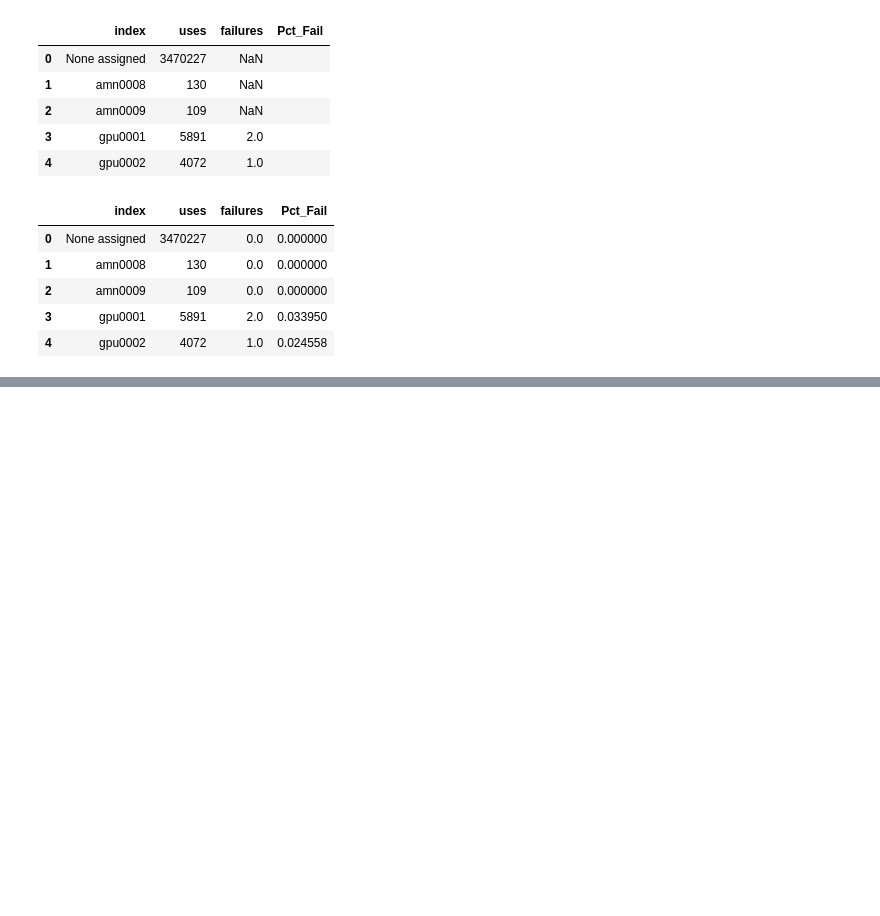
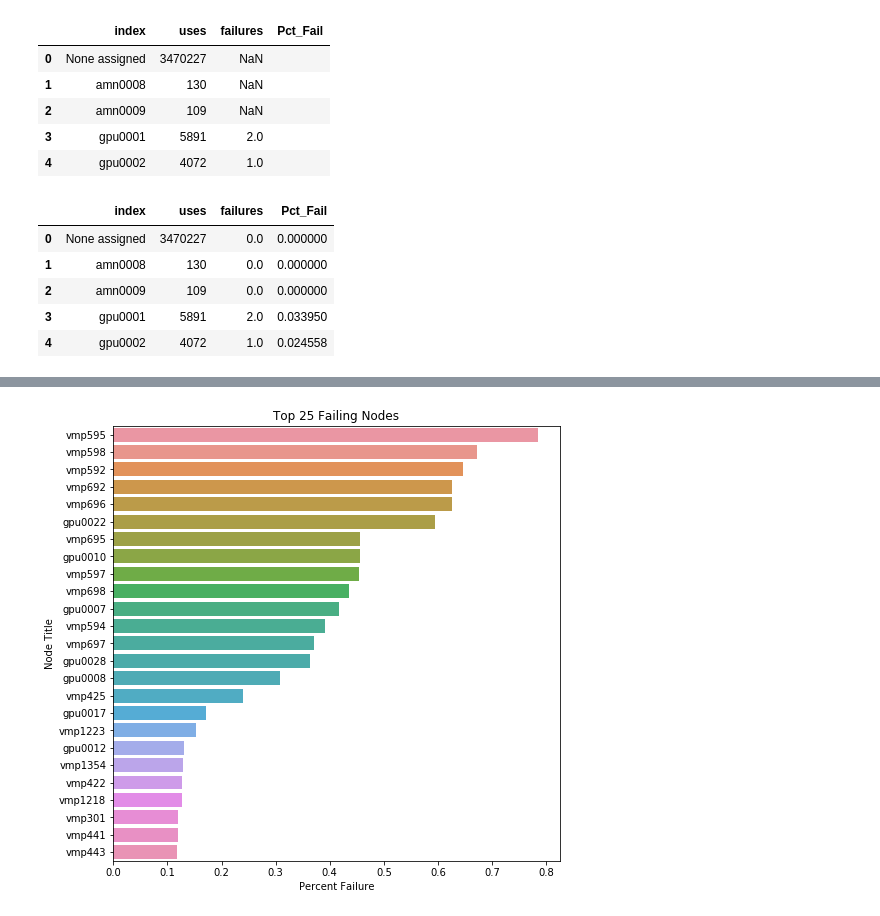
Before and after one commit to asidamo/Analysis-of-Job-Logs, a Jupyter notebook: Node_Failure.ipynb, the cells around one changed output, grey strips where cells are left out. Saved outputs shown, nothing was run; the diff lists cells and outputs as text; code cells hidden in the pictures; blank space fills up the shorter version.

```diff
--- a/Node_Failure.ipynb
+++ b/Node_Failure.ipynb
@@ -175,0 +184,4 @@ ELIMINATE ERROR CODES FOR USER ERROR
+# %%
+overall_final = overall_full_subset.head(25)
+overall_final.columns = ['Node', 'uses', 'failures', 'Pct_Fail']
+overall_final
@@ -175,0 +237,8 @@ ELIMINATE ERROR CODES FOR USER ERROR
+# %%
+plt.figure(figsize = (8, 8))
+sns.barplot(overall_final.Pct_Fail, overall_final.Node, orient='h');
+ax = plt.axes();
+ax.set_title('Top 25 Failing Nodes');
+ax.set(xlabel = 'Percent Failure', ylabel = 'Node Title');
+# %% [output]
+[figure, added]
```
Also changed, not shown: parts of 12 cells of this notebook.
